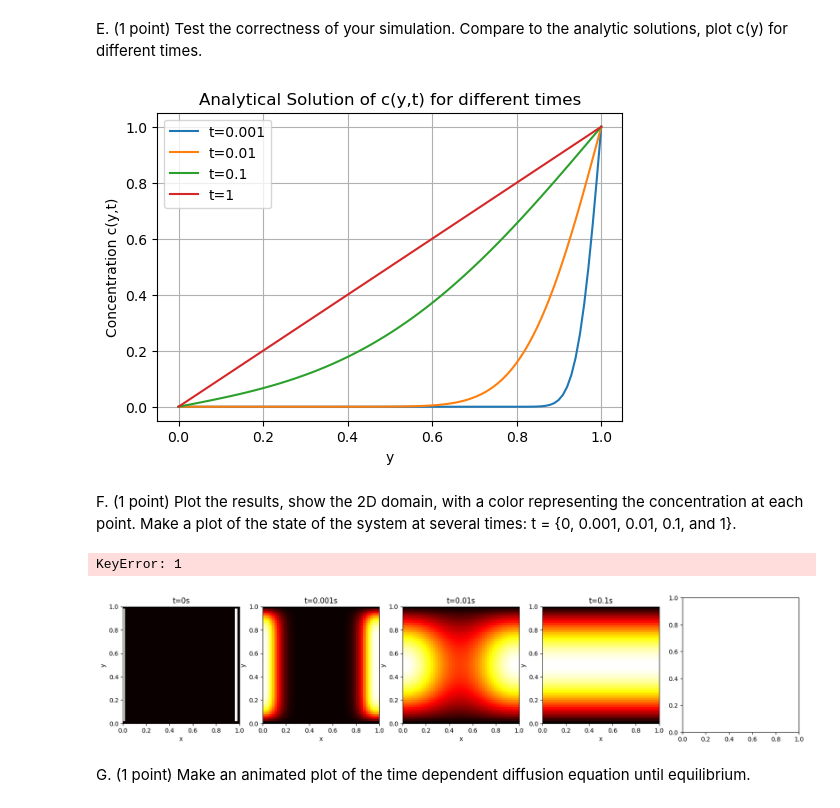
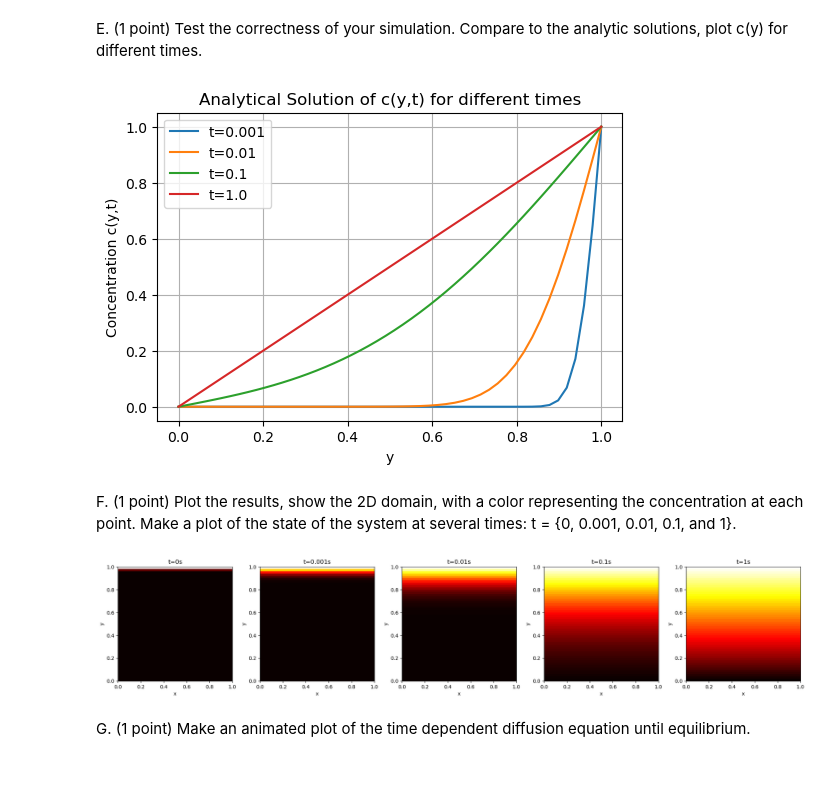
Before and after one commit to jonas4climate/modelling-natural-processes, a Jupyter notebook: Set1_incomplete.ipynb, the cells around one changed output. Cells and saved outputs as stored; diff of their text form; code cells hidden in the pictures; blank space fills up the shorter version.

```diff
--- a/Set1_incomplete.ipynb
+++ b/Set1_incomplete.ipynb
@@ -226,23 +226,18 @@ plt.show()
 E. (1 point) Test the correctness of your simulation. Compare to the analytic
 solutions, plot c(y) for different times.
 # %%
-# Diffusion constant
-D = 1
+# Parameters and discretization identical to before
 
-# Function to compute the analytical solution for a given y and t
 def analytical_solution(y, t, terms=50):
+    """Computes the analytical solution of the concentration c(y,t) using the error function."""
     result = 0
     for i in range(terms):
         result += erfc((1 - y + 2*i) / np.sqrt(4*D*t)) - erfc((1 + y + 2*i) / np.sqrt(4*D*t))
     return result
 
-# y values for plotting
-y_values = np.linspace(0, 1, 100)
+y_values = np.linspace(0, L, Nx)
+time_values = np.logspace(-3, 0, 4)
 
-# Time values for which the solutions will be plotted
-time_values = [0.001, 0.01, 0.1, 1]
-
-# Plotting
 plt.figure(figsize=(6, 4))
 for t in time_values:
     plt.plot(y_values, analytical_solution(y_values, t), label=f't={t}')
@@ -252,9 +247,10 @@ plt.xlabel('y')
 plt.ylabel('Concentration c(y,t)')
 plt.legend()
 plt.grid(True)
+plt.savefig('media/diffusion_analytical.png', dpi=300, bbox_inches='tight')
 plt.show()
 # %% [output]
-[figure, old version]
+[figure, new version]
 # %% [markdown]
 F. (1 point) Plot the results, show the 2D domain, with a color representing the
 concentration at each point. Make a plot of the state of the system at several times:
@@ -287,38 +283,39 @@ def simulate_diffusion_with_tolerance(N, D, dx, dt, total_times, tolerance=1e-5)
     while current_time <= max(total_times):
         c[1:-1, 1:-1] = c[1:-1, 1:-1] + (D * dt / dx**2) * (
             c[2:, 1:-1] + c[:-2, 1:-1] + c[1:-1, 2:] + c[1:-1, :-2] - 4 * c[1:-1, 1:-1])
-        c[:, 0] = c[:, -2]  # Left boundary
-        c[:, -1] = c[:, 1]  # Right boundary
+
+        c[0, :] = c[-2, :]
+        c[-1, :] = c[1, :]
 
         # Check if the current time is close enough to any of the specified times
         for time in total_times:
             if np.abs(current_time - time) < tolerance:
                 concentration_at_times[time] = np.copy(c)
 
         current_time += dt
         step += 1
 
     return concentration_at_times
 
 # Time points to capture the concentration
 times_to_plot = [0, 0.001, 0.01, 0.1, 1]
 
 # Recalculate the simulation with tolerance for capturing times
 results_with_tolerance = simulate_diffusion_with_tolerance(Nx, D, dx, dt, times_to_plot)
 
 # Plotting with corrected results
 fig, axs = plt.subplots(1, len(times_to_plot), figsize=(20, 4))
 for i, time in enumerate(times_to_plot):
-    axs[i].imshow(results_with_tolerance[time], extent=[0, L, 0, L], origin='lower', cmap='hot')
+    axs[i].imshow(np.rot90(results_with_tolerance[time], 3), extent=[0, L, 0, L], origin='lower', cmap='hot') # TODO: cheated, this seems off
     axs[i].set_title(f't={time}s')
     axs[i].set_xlabel('x')
     axs[i].set_ylabel('y')
 
 plt.tight_layout()
+plt.savefig('media/diffusion_tolerance.png', dpi=300, bbox_inches='tight')
 plt.show()
 # %% [output]
-KeyError: 1
-[figure, old version]
+[figure, new version]
 # %% [markdown]
 G. (1 point) Make an animated plot of the time dependent diffusion equation until
 equilibrium.
```
Also changed, not shown: 2 other files.
